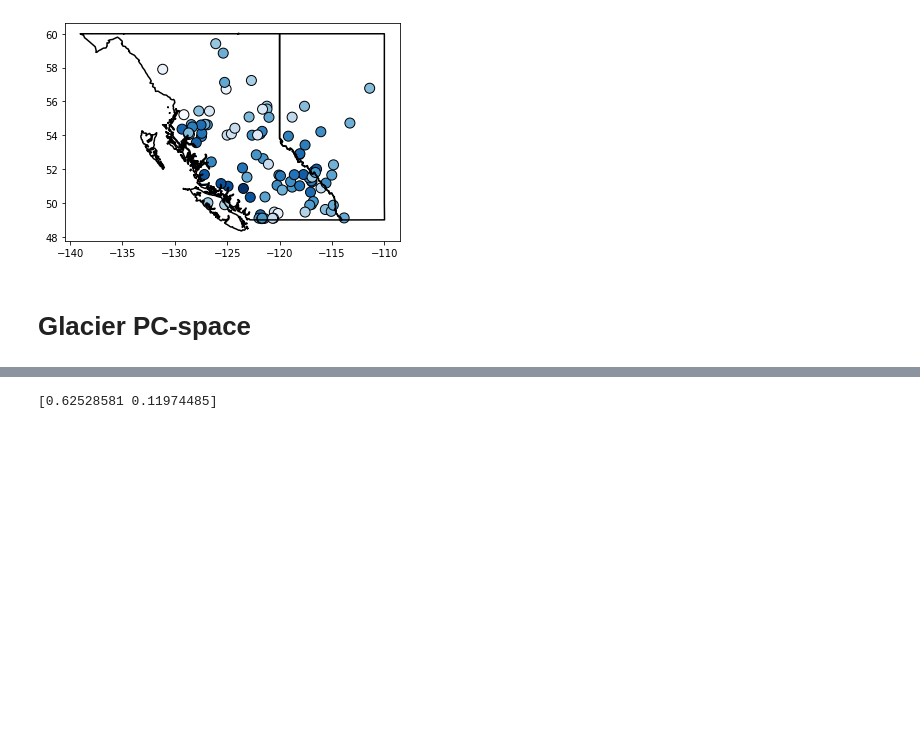
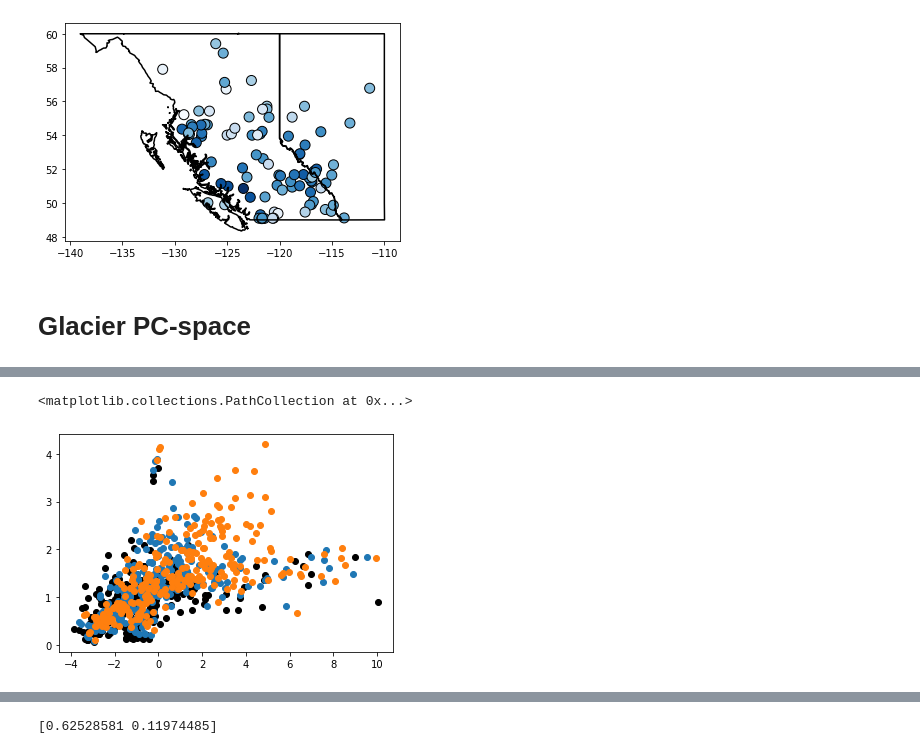
Before and after one commit to andersonsam/cnn_lstm_interpret, a Jupyter notebook: glacier_PC_space.ipynb, the cells around one changed output, grey strips where cells are left out. Saved outputs shown, nothing was run; the diff lists cells and outputs as text; code cells hidden in the pictures; blank space fills up the shorter version.

```diff
--- a/glacier_PC_space.ipynb
+++ b/glacier_PC_space.ipynb
@@ -1588,0 +2368,7 @@ f_seasonal_yearly_P[:,stationInds_north,:,:] = f_seasonal_yearly_north_P
+# %%
+plt.scatter(PC0_P_mean[:,0], PC0_P_std[:,0],color = 'k')
+plt.scatter(PC0_P_mean[:,2], PC0_P_std[:,2])
+plt.scatter(PC0_P_mean[:,-1], PC0_P_std[:,-1])
+# %% [output]
+<matplotlib.collections.PathCollection at 0x...>
+[figure, added]
```
Also changed, not shown: parts of 26 cells of this notebook.
